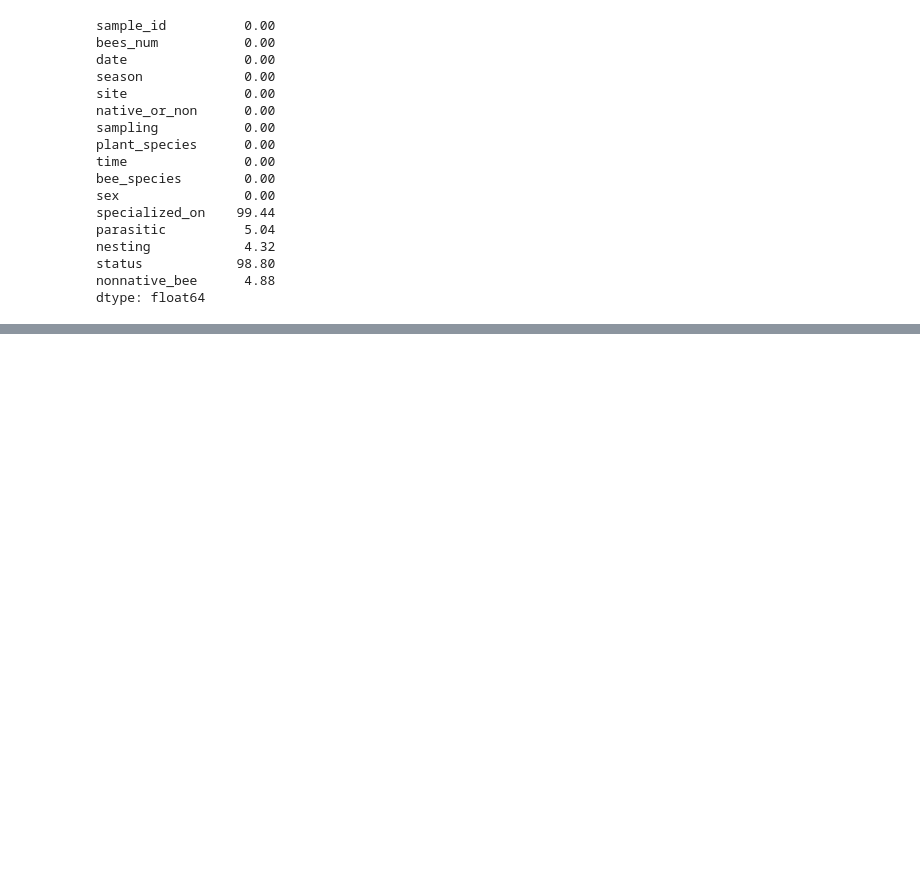
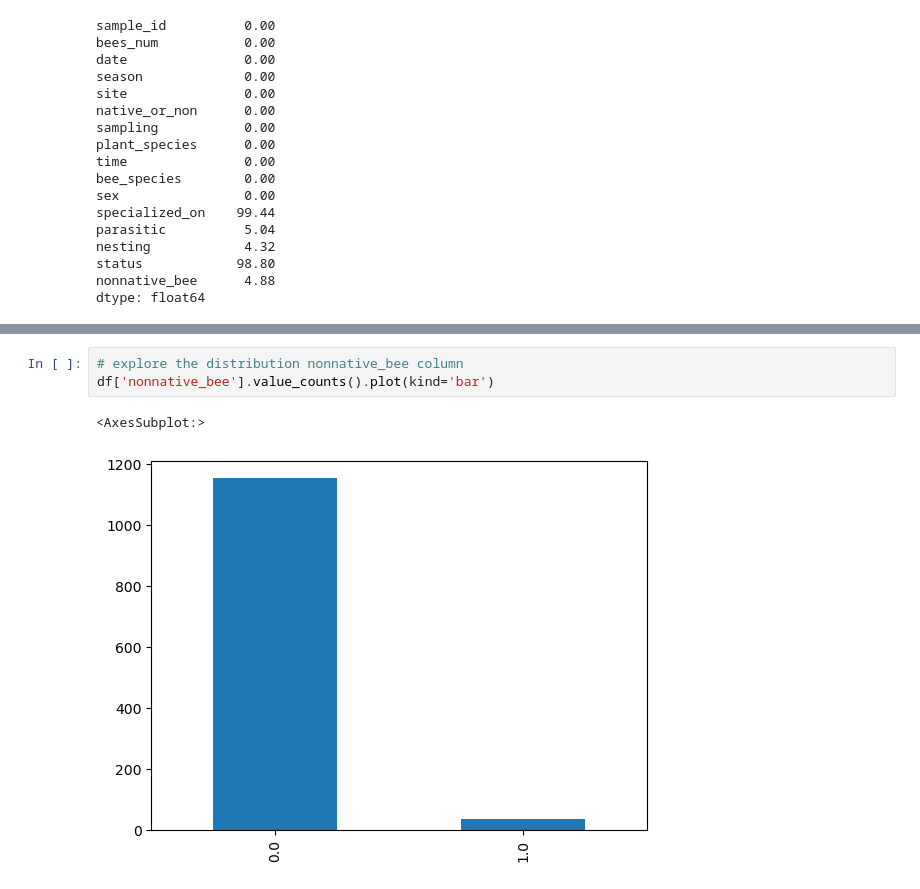
Before and after one commit to MukhammadSobirov/plants_and_bees, a Jupyter notebook: notebook.ipynb, the cells around one changed output, grey strips where cells are left out. Drawn from its saved outputs; the diff is of its cells as text; blank space fills up the shorter version.

```diff
--- a/notebook.ipynb
+++ b/notebook.ipynb
@@ -87,0 +146,6 @@ dtype: float64
+# %%
+# explore the distribution nonnative_bee column
+df['nonnative_bee'].value_counts().plot(kind='bar')
+# %% [output]
+<AxesSubplot:>
+[figure, added]
```
Also changed, not shown: parts of 5 cells of this notebook.
